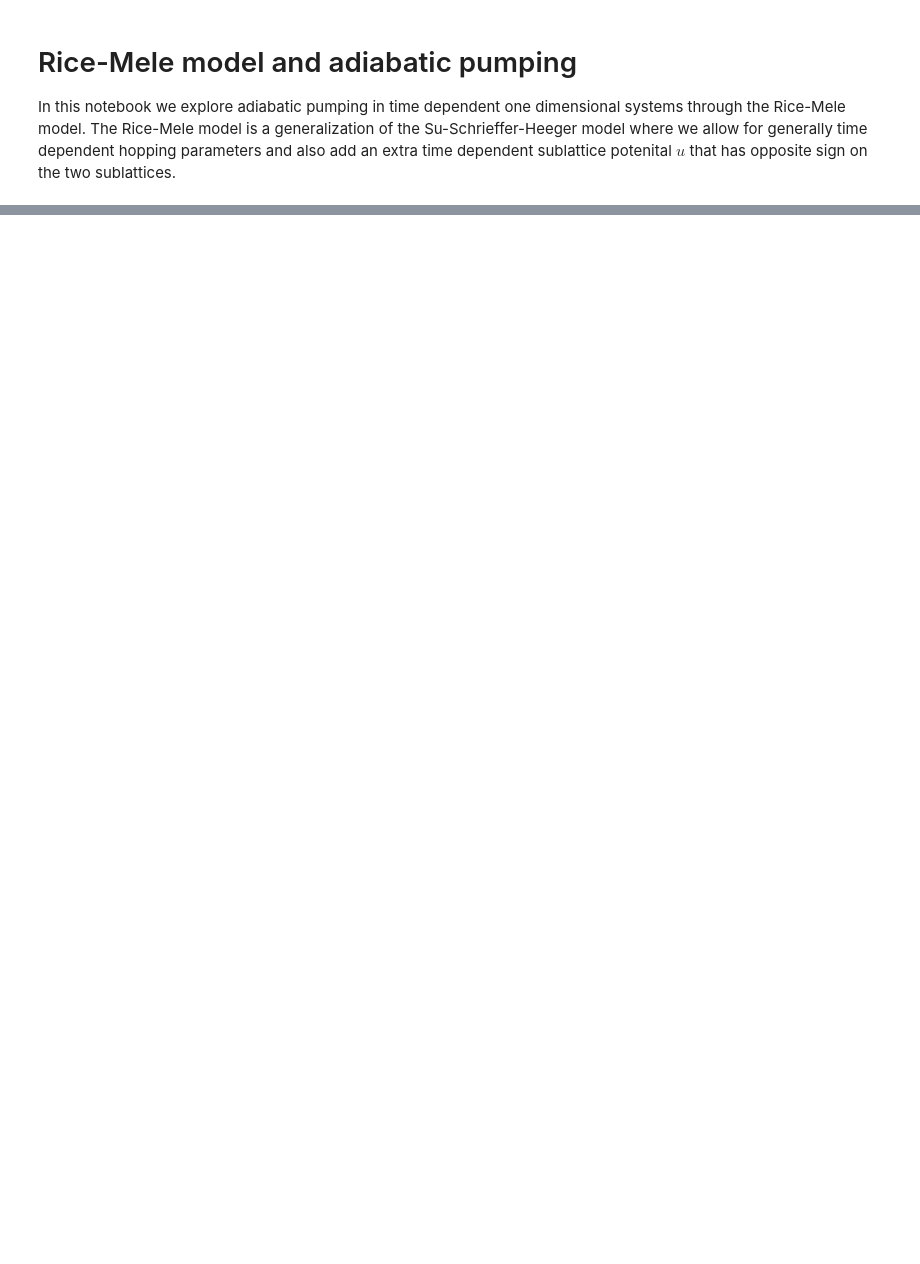
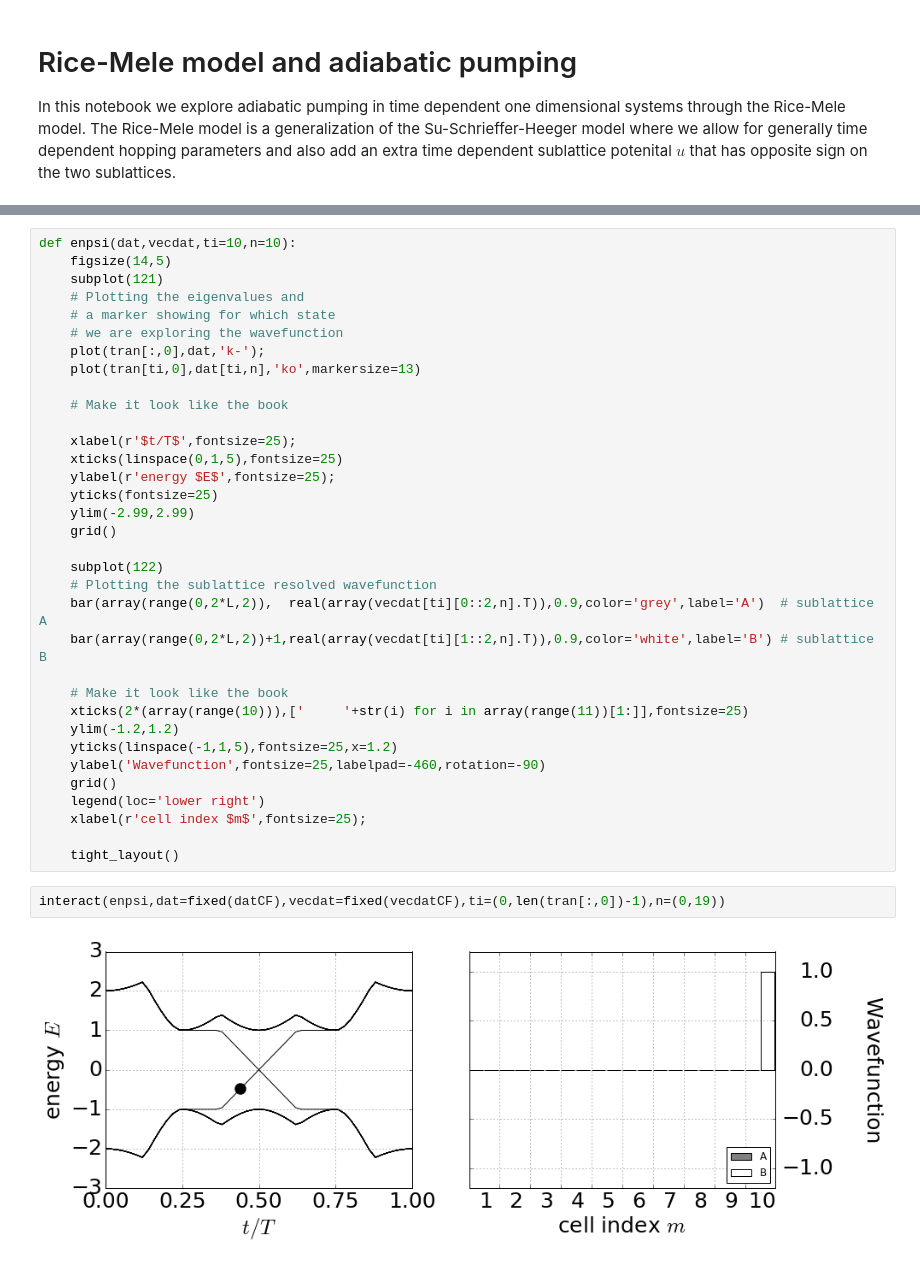
Before and after one commit to oroszl/topins, a Jupyter notebook: RM.ipynb, the cells around one changed output, grey strips where cells are left out. Cells and saved outputs as stored; diff of their text form; blank space fills up the shorter version.

```diff
--- a/RM.ipynb
+++ b/RM.ipynb
@@ -58,0 +145,38 @@ dkt(kran,tran,uvwCF)
+# %%
+def enpsi(dat,vecdat,ti=10,n=10):
+    figsize(14,5)
+    subplot(121)
+    # Plotting the eigenvalues and
+    # a marker showing for which state
+    # we are exploring the wavefunction
+    plot(tran[:,0],dat,'k-');
+    plot(tran[ti,0],dat[ti,n],'ko',markersize=13)
+
+    # Make it look like the book
+
+    xlabel(r'$t/T$',fontsize=25);
+    xticks(linspace(0,1,5),fontsize=25)
+    ylabel(r'energy $E$',fontsize=25);
+    yticks(fontsize=25)
+    ylim(-2.99,2.99)
+    grid()
+
+    subplot(122)
+    # Plotting the sublattice resolved wavefunction
+    bar(array(range(0,2*L,2)),  real(array(vecdat[ti][0::2,n].T)),0.9,color='grey',label='A')  # sublattice A
+    bar(array(range(0,2*L,2))+1,real(array(vecdat[ti][1::2,n].T)),0.9,color='white',label='B') # sublattice B
+
+    # Make it look like the book
+    xticks(2*(array(range(10))),['     '+str(i) for i in array(range(11))[1:]],fontsize=25)
+    ylim(-1.2,1.2)
+    yticks(linspace(-1,1,5),fontsize=25,x=1.2)
+    ylabel('Wavefunction',fontsize=25,labelpad=-460,rotation=-90)
+    grid()
+    legend(loc='lower right')
+    xlabel(r'cell index $m$',fontsize=25);
+
+    tight_layout()
+# %%
+interact(enpsi,dat=fixed(datCF),vecdat=fixed(vecdatCF),ti=(0,len(tran[:,0])-1),n=(0,19))
+# %% [output]
+[figure, added]
```
Also changed, not shown: parts of 17 cells of this notebook, 1 other file.
